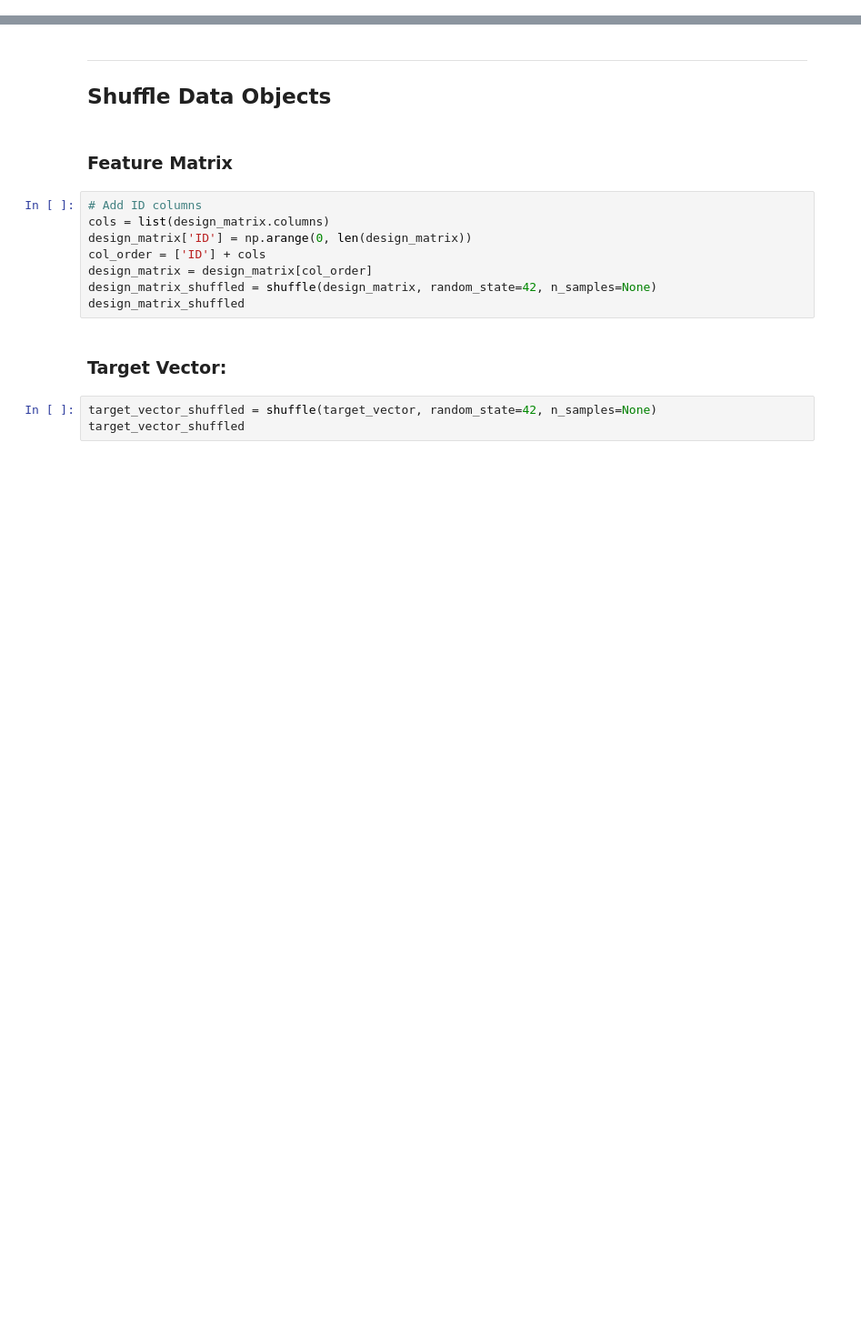
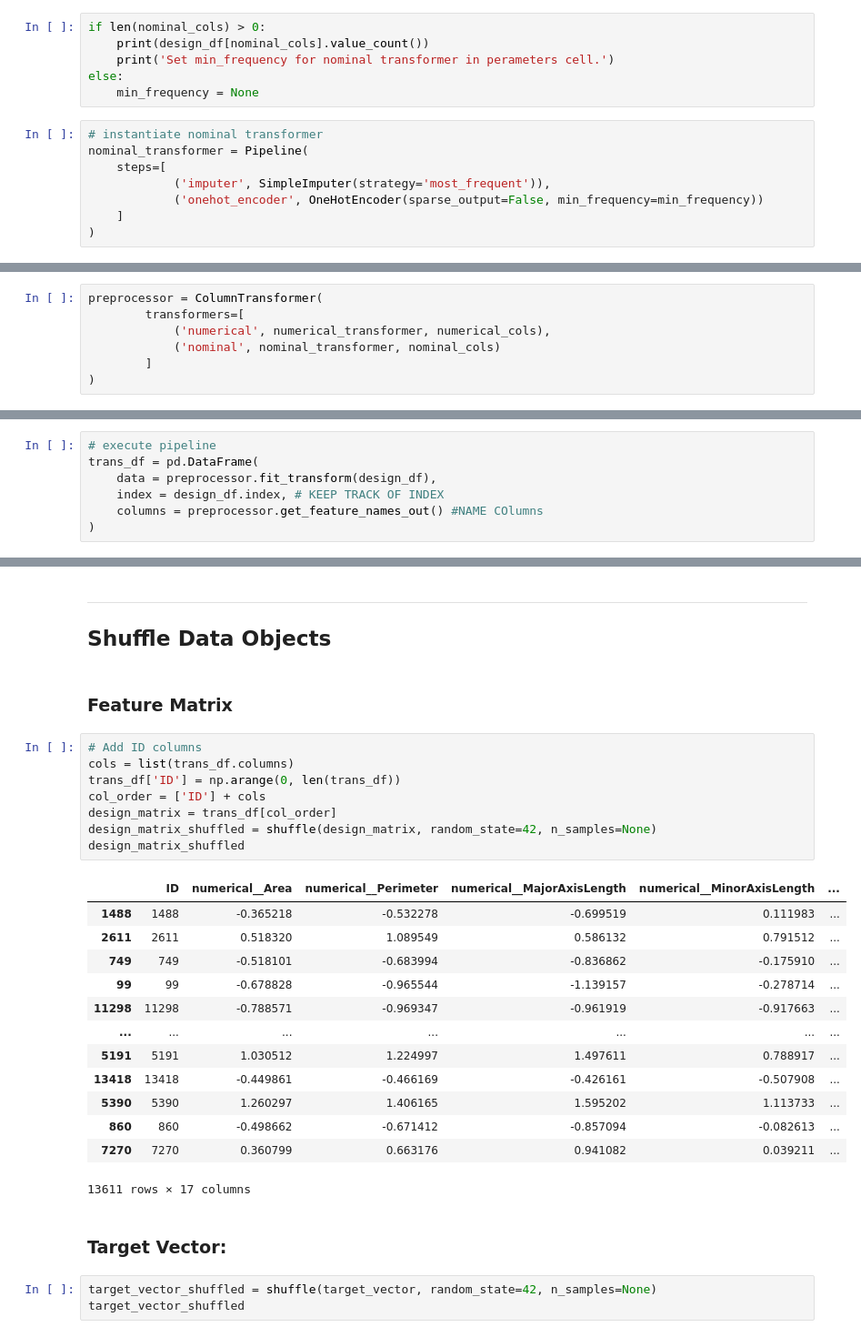
Before and after one commit to mmkke/DS5230_clustering_project, a Jupyter notebook: notebooks/ds5230_phase3_clustering_pipline.ipynb, the cells around one changed output, grey strips where cells are left out. Shown: that part at 91% size. Cells and saved outputs as stored; diff of their text form; blank space fills up the shorter version.

```diff
--- a/notebooks/ds5230_phase3_clustering_pipline.ipynb
+++ b/notebooks/ds5230_phase3_clustering_pipline.ipynb
@@ -305,0 +582,14 @@ target_vector = pd.read_csv( data_path + target_file, index_col=0)
+# %%
+if len(nominal_cols) > 0:
+    print(design_df[nominal_cols].value_count())
+    print('Set min_frequency for nominal transformer in perameters cell.')
+else:
+    min_frequency = None
+# %%
+# instantiate nominal transformer
+nominal_transformer = Pipeline(
+    steps=[
+            ('imputer', SimpleImputer(strategy='most_frequent')),
+            ('onehot_encoder', OneHotEncoder(sparse_output=False, min_frequency=min_frequency))
+    ]
+)
@@ -305,0 +598,7 @@ target_vector = pd.read_csv( data_path + target_file, index_col=0)
+# %%
+preprocessor = ColumnTransformer(
+        transformers=[
+            ('numerical', numerical_transformer, numerical_cols),
+            ('nominal', nominal_transformer, nominal_cols)
+        ]
+)
@@ -305,0 +607,7 @@ target_vector = pd.read_csv( data_path + target_file, index_col=0)
+# %%
+# execute pipeline
+trans_df = pd.DataFrame(
+    data = preprocessor.fit_transform(design_df),
+    index = design_df.index, # KEEP TRACK OF INDEX
+    columns = preprocessor.get_feature_names_out() #NAME COlumns
+)
@@ -324,12 +666,26 @@ ___
 ### Feature Matrix
 # %%
 # Add ID columns
-cols = list(design_matrix.columns)
-design_matrix['ID'] = np.arange(0, len(design_matrix))
+cols = list(trans_df.columns)
+trans_df['ID'] = np.arange(0, len(trans_df))
 col_order = ['ID'] + cols
-design_matrix = design_matrix[col_order]
+design_matrix = trans_df[col_order]
 design_matrix_shuffled = shuffle(design_matrix, random_state=42, n_samples=None)
 design_matrix_shuffled
+# %% [output]
+|  | ID | numerical__Area | numerical__Perimeter | numerical__MajorAxisLength | numerical__MinorAxisLength | ... |
+| 1488 | 1488 | -0.365218 | -0.532278 | -0.699519 | 0.111983 | ... |
+| 2611 | 2611 | 0.518320 | 1.089549 | 0.586132 | 0.791512 | ... |
+| 749 | 749 | -0.518101 | -0.683994 | -0.836862 | -0.175910 | ... |
+| 99 | 99 | -0.678828 | -0.965544 | -1.139157 | -0.278714 | ... |
+| 11298 | 11298 | -0.788571 | -0.969347 | -0.961919 | -0.917663 | ... |
+| ... | ... | ... | ... | ... | ... | ... |
+| 5191 | 5191 | 1.030512 | 1.224997 | 1.497611 | 0.788917 | ... |
+| 13418 | 13418 | -0.449861 | -0.466169 | -0.426161 | -0.507908 | ... |
+| 5390 | 5390 | 1.260297 | 1.406165 | 1.595202 | 1.113733 | ... |
+| 860 | 860 | -0.498662 | -0.671412 | -0.857094 | -0.082613 | ... |
+| 7270 | 7270 | 0.360799 | 0.663176 | 0.941082 | 0.039211 | ... |
+13611 rows × 17 columns
 # %% [markdown]
 ### Target Vector:
 # %%
```
Also changed, not shown: parts of 38 cells of this notebook, 2 other files.
